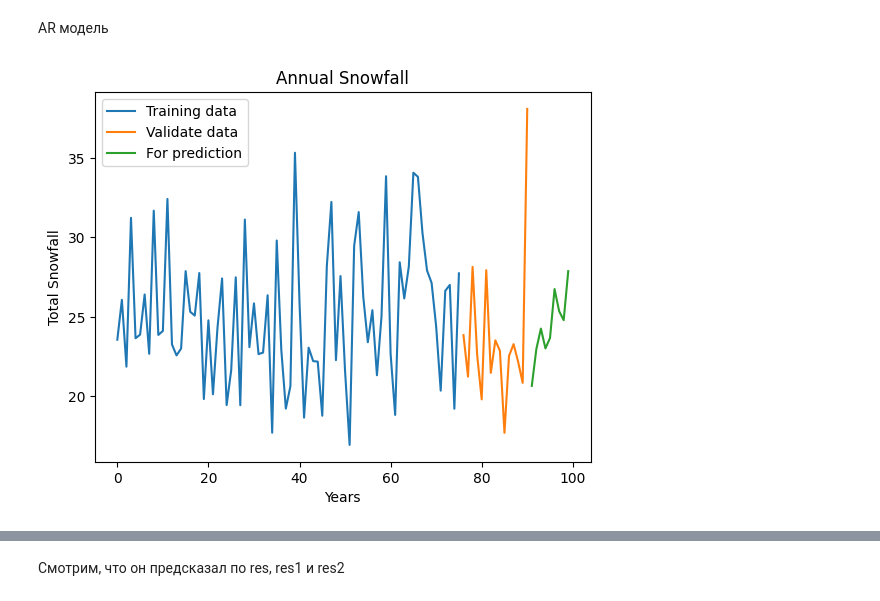
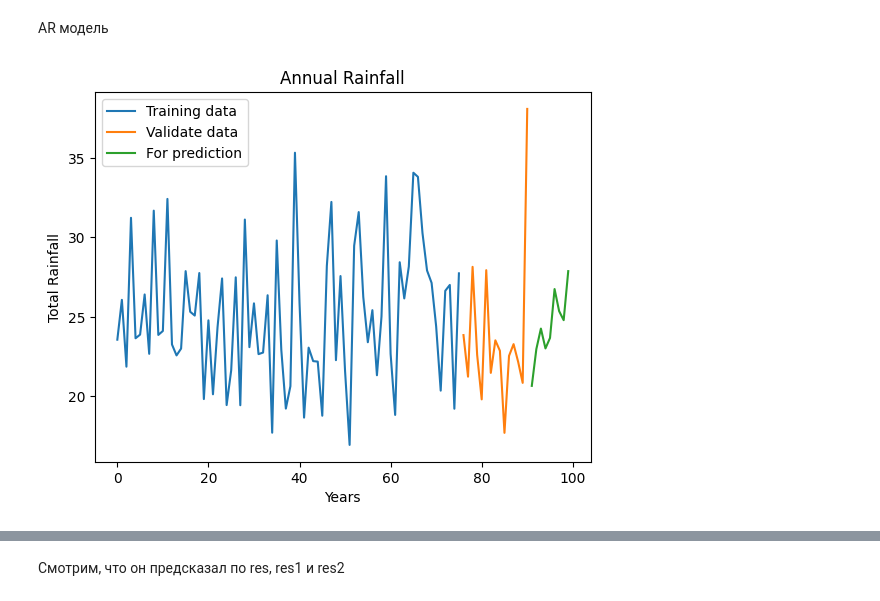
Before and after one commit to Krearden/TimeSeries, a Jupyter notebook: PR3/PR3.ipynb, the cells around one changed output, grey strips where cells are left out. Saved outputs shown, nothing was run; the diff lists cells and outputs as text; code cells hidden in the pictures.

```diff
--- a/PR3/PR3.ipynb
+++ b/PR3/PR3.ipynb
@@ -139,31 +139,31 @@ df = df['x']
 # %%
 #Производим деление даынных на обучающую, валидационную и тестовую выборки
 
 # Определяем размеры выборок
 ln = len(df)
 train_cutoff = int(round(ln*0.75, 0))
 validate_cutoff = int(round(ln*0.90,0))
 
 # Делим данные на обучающую, валидационную и тестовую выборки
 train_df = df[df.index<= train_cutoff]
 validate_df = df[(df.index> train_cutoff) & (df.index<= validate_cutoff)]
 forecast_df = df[df.index> validate_cutoff]
 
 # Выводим график данных
 plt.plot(train_df.index, train_df, label='Training data')
 plt.plot(validate_df.index, validate_df, label='Validate data')
 plt.plot(forecast_df.index, forecast_df, label='For prediction')
 plt.legend()
-plt.title('Annual Snowfall')
-plt.ylabel('Total Snowfall')
+plt.title('Annual Rainfall')
+plt.ylabel('Total Rainfall')
 plt.xlabel('Years')
 plt.show()
 
 # * Обучающая выборка - синим цветом
 # * Валидационная выборка - оранжевым цветом
 # * Предсказываемая выборка - зеленым цветом
 # %% [output]
-[figure, old version]
+[figure, new version]
 # %%
 from statsmodels.tsa.ar_model import AutoReg, ar_select_order
 # %%
```
Also changed, not shown: parts of 6 cells of this notebook.
